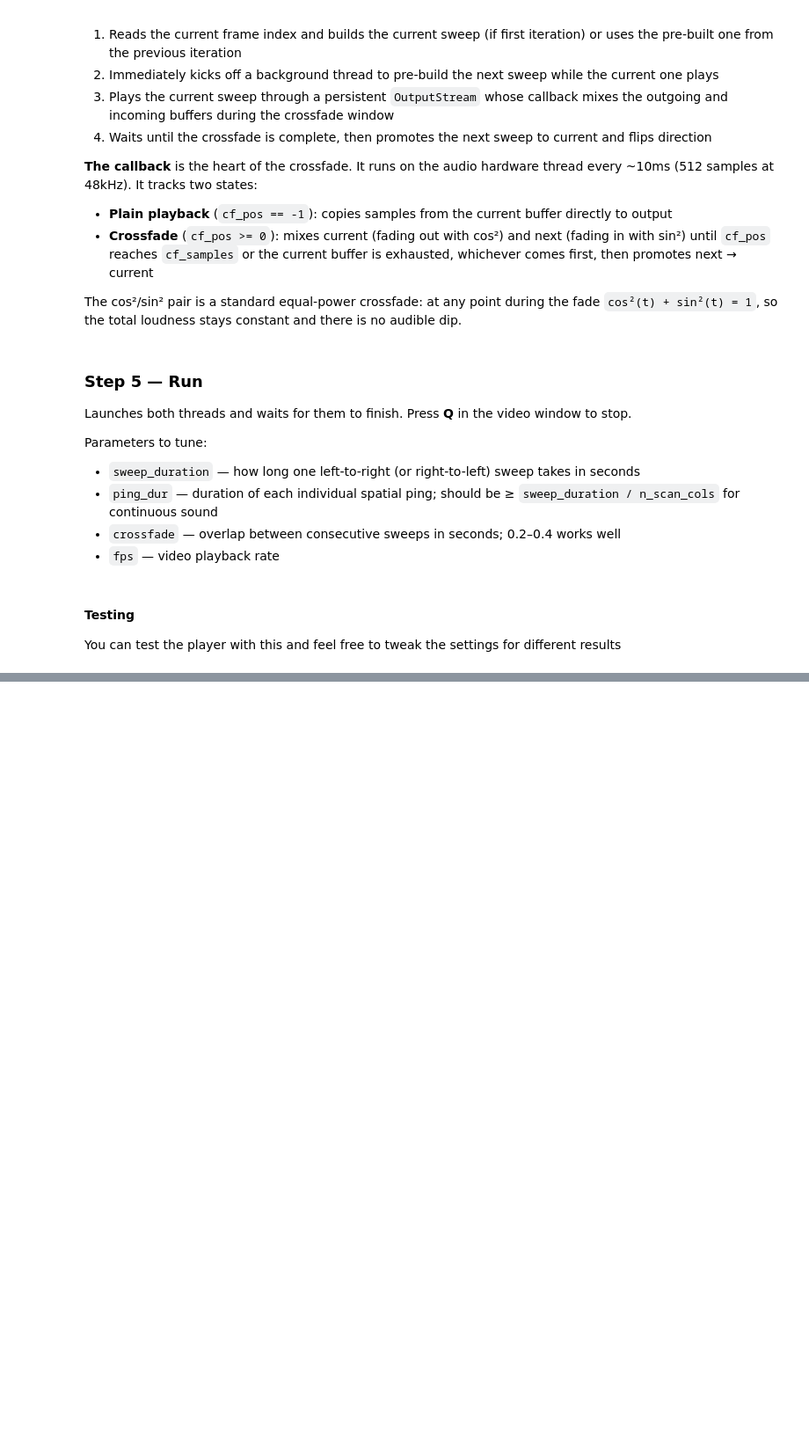
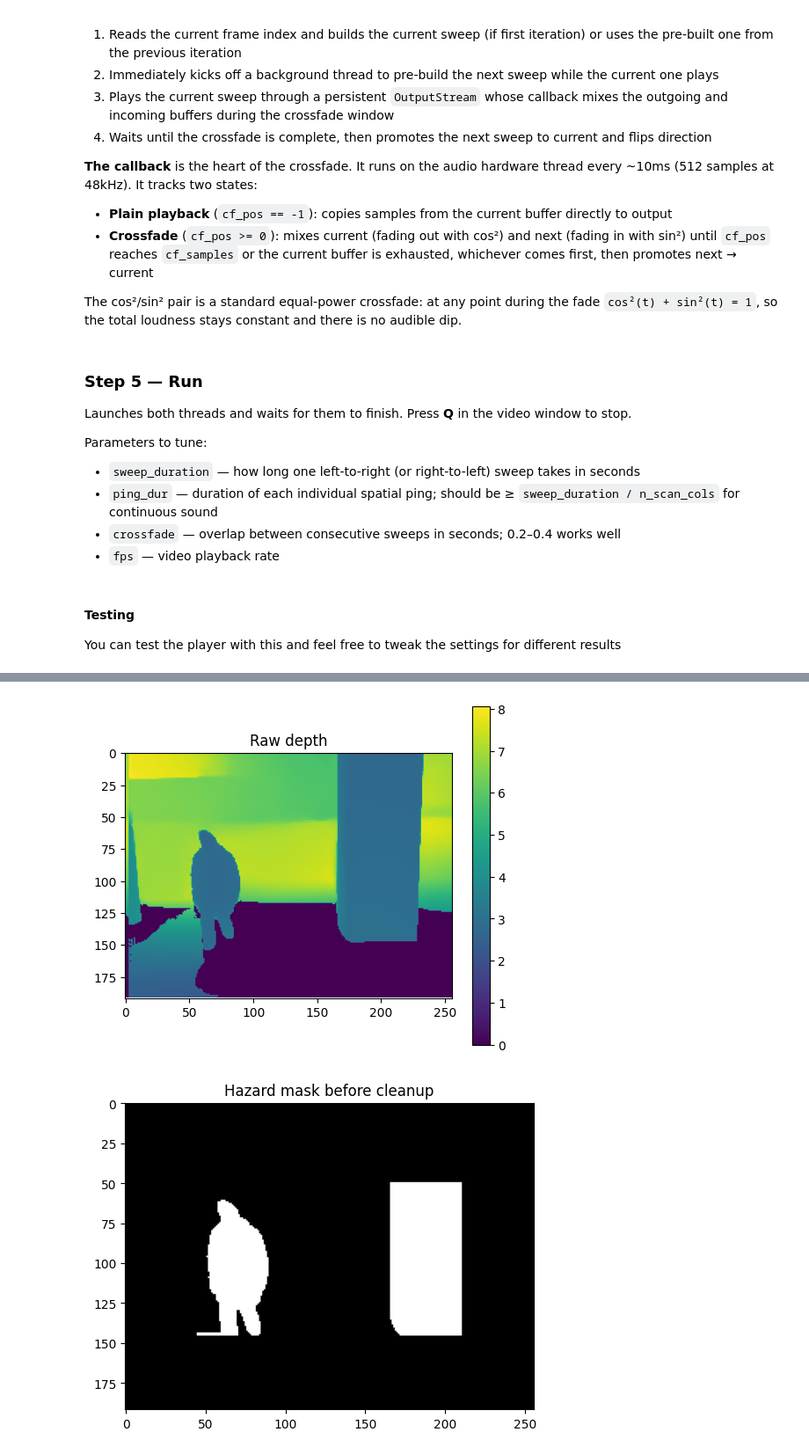
Before and after one commit to l0stinfr0st/AssistiveNavigation, a Jupyter notebook: system.ipynb, the cells around one changed output, grey strips where cells are left out. Shown at 88% size. Cells and saved outputs as stored; diff of their text form; code cells hidden in the pictures; blank space fills up the shorter version.

```diff
--- a/system.ipynb
+++ b/system.ipynb
@@ -1562,0 +1627,17 @@ If possible, we would be extremely grateful if you could assist us by leveraging
+# %%
+def show_mask_debug(depth, hazard_mask, clean_mask):
+    plt.figure(figsize=(6, 5))
+    plt.imshow(depth, cmap="viridis")
+    plt.title("Raw depth")
+    plt.colorbar()
+    plt.show()
+
+    plt.figure(figsize=(6, 5))
+    plt.imshow(hazard_mask, cmap="gray")
+    plt.title("Hazard mask before cleanup")
+    plt.show()
+
+    plt.figure(figsize=(6, 5))
+    plt.imshow(clean_mask, cmap="gray")
+    plt.title("Hazard mask after cleanup")
+    plt.show()
@@ -1562,0 +1654,23 @@ If possible, we would be extremely grateful if you could assist us by leveraging
+# %%
+d = depths[230]
+
+hazard_mask = create_hazard_mask(
+    d,
+    AZI,
+    ELV,
+    confidence=None,
+    min_depth=0.3,
+    max_depth=4.0,
+    min_azimuth=-25,
+    max_azimuth=25,
+    min_elevation=-15,
+    max_elevation=15,
+    min_confidence=1
+)
+
+clean_mask = remove_small_mask_components(hazard_mask, min_pixels=150)
+
+show_mask_debug(d, hazard_mask, clean_mask)
+# %% [output]
+[figure, added]
+[figure, added]
```
Also changed, not shown: parts of 63 cells of this notebook.
